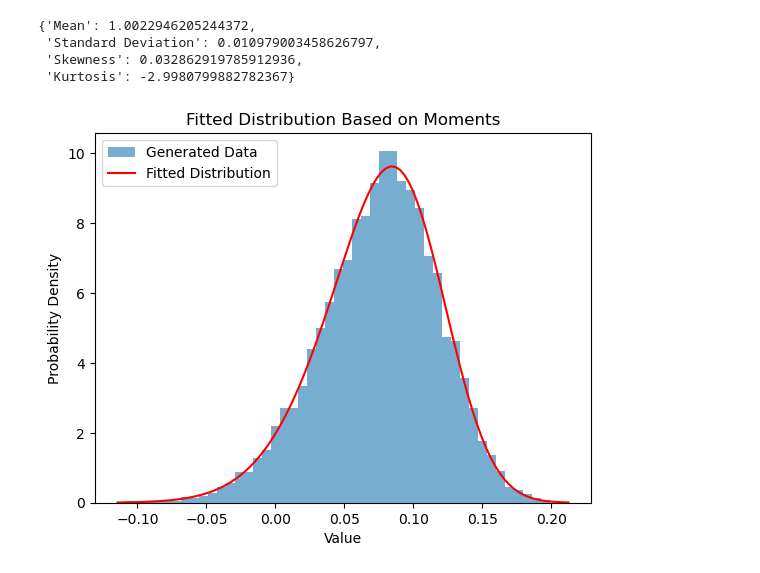
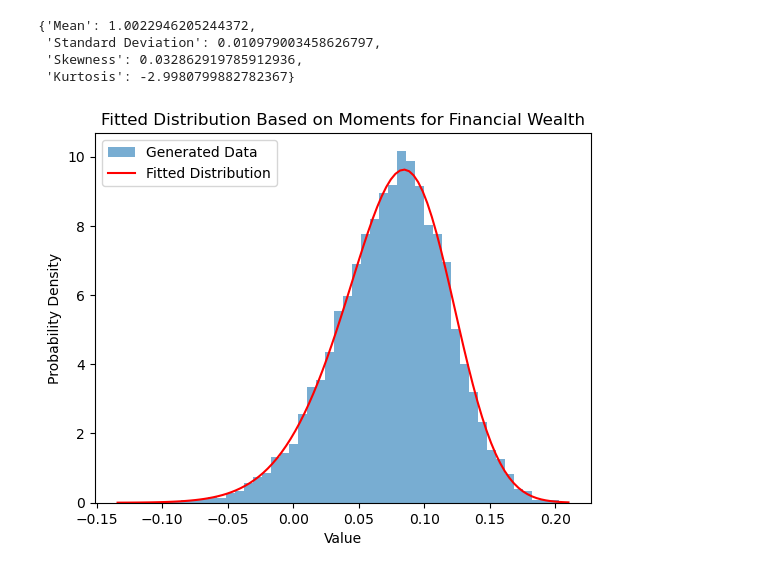
Before and after one commit to econ-ark/DistributionOfWealthMPC, a Jupyter notebook: HetReturns-Lognormal-PY-LiqWealth.ipynb, the cells around one changed output. Cells and saved outputs as stored; diff of their text form; code cells hidden in the pictures.

```diff
--- a/HetReturns-Lognormal-PY-LiqWealth.ipynb
+++ b/HetReturns-Lognormal-PY-LiqWealth.ipynb
@@ -388,31 +388,31 @@ PYLognrm_RDist.show_moments()
 # %%
 import numpy as np
 import matplotlib.pyplot as plt
 from scipy.stats import norm, skewnorm, kurtosistest
 
 # Given moments
 mean = .0105
 variance = .0596 ** 2
 skewness = -1.78
 kurtosis = 22.17
 
 # Moment matching
 alpha = skewness
 beta = np.sqrt(kurtosis)
 loc = mean - (alpha * np.sqrt(variance))
 scale = np.sqrt(variance)
 
 # Generate data from the fitted distribution
 data = skewnorm.rvs(alpha, loc=loc, scale=scale, size=10000)
 
 # Plotting the histogram and the fitted distribution
 plt.hist(data, bins=50, density=True, alpha=0.6, label='Generated Data')
 x_vals = np.linspace(min(data), max(data), 100)
 plt.plot(x_vals, skewnorm.pdf(x_vals, alpha, loc, scale), 'r', label='Fitted Distribution')
 plt.legend()
 plt.xlabel('Value')
 plt.ylabel('Probability Density')
-plt.title('Fitted Distribution Based on Moments')
+plt.title('Fitted Distribution Based on Moments for Financial Wealth')
 plt.show()
 # %% [output]
-[figure, old version]
+[figure, new version]
```
Also changed, not shown: 4 other files.
